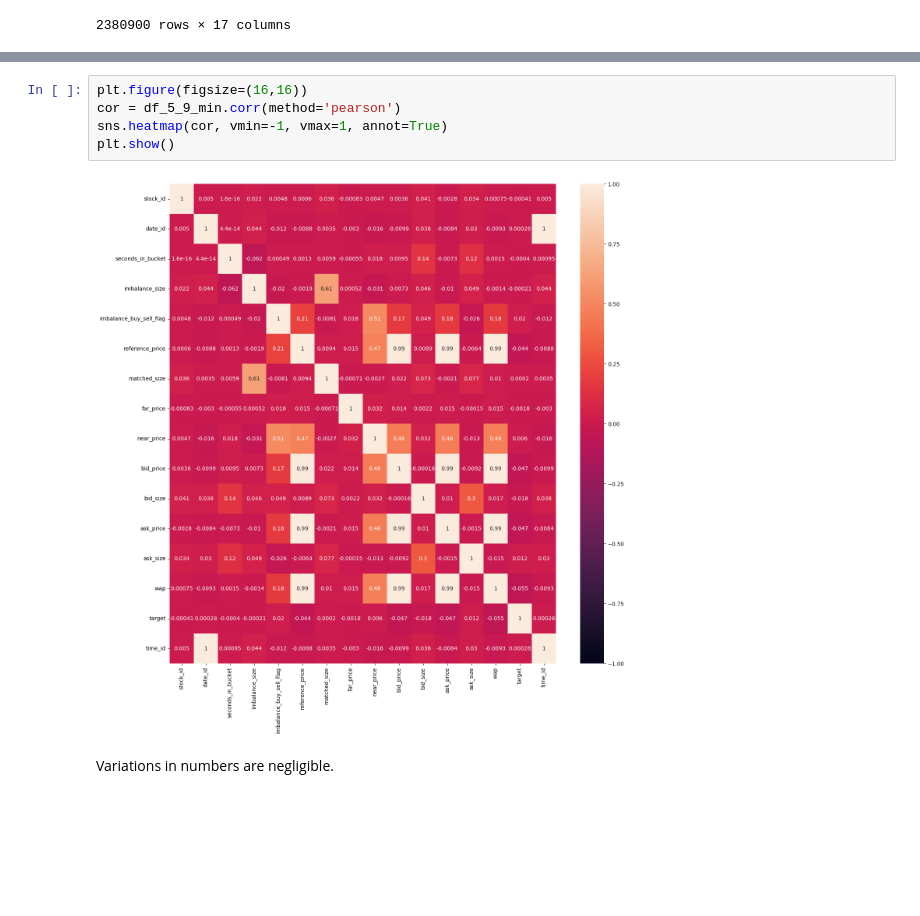
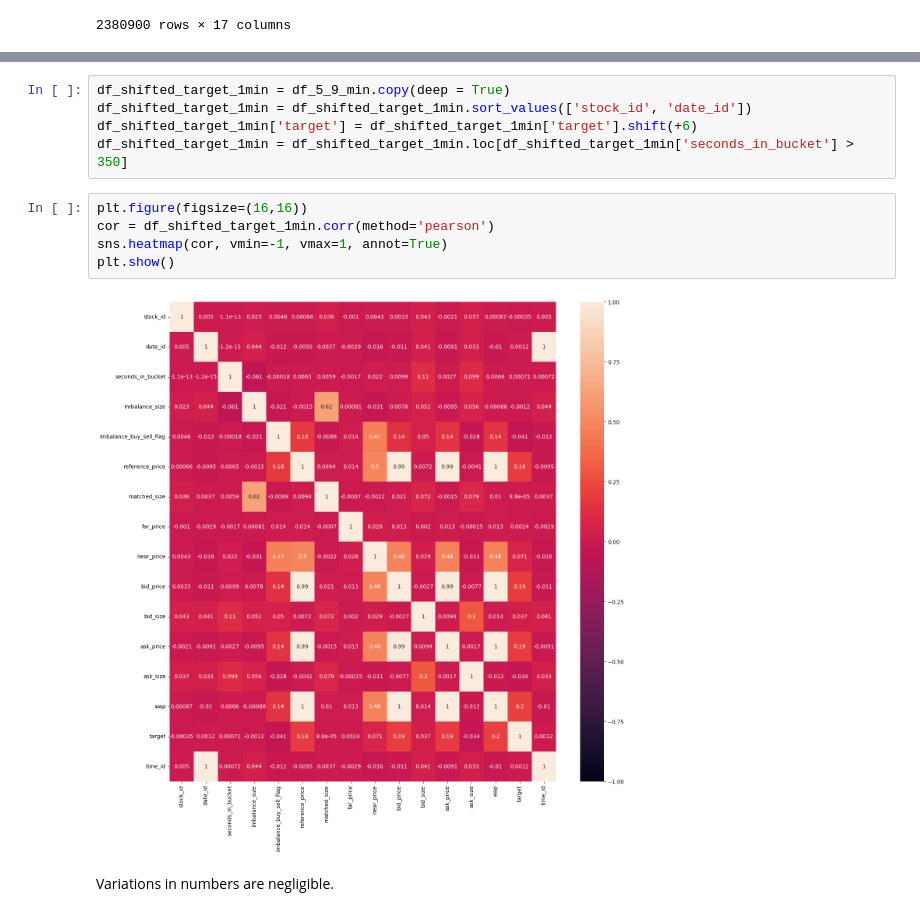
Before and after one commit to tfranza/optiver, a Jupyter notebook: Data_analysis.ipynb, the cells around one changed output, grey strips where cells are left out. Drawn from its saved outputs; the diff is of its cells as text; blank space fills up the shorter version.

```diff
--- a/Data_analysis.ipynb
+++ b/Data_analysis.ipynb
@@ -159,10 +179,15 @@ df_5_9_min
+# %%
+df_shifted_target_1min = df_5_9_min.copy(deep = True)
+df_shifted_target_1min = df_shifted_target_1min.sort_values(['stock_id', 'date_id'])
+df_shifted_target_1min['target'] = df_shifted_target_1min['target'].shift(+6)
+df_shifted_target_1min = df_shifted_target_1min.loc[df_shifted_target_1min['seconds_in_bucket'] > 350]
 # %%
 plt.figure(figsize=(16,16))
-cor = df_5_9_min.corr(method='pearson')
+cor = df_shifted_target_1min.corr(method='pearson')
 sns.heatmap(cor, vmin=-1, vmax=1, annot=True)
 plt.show()
 # %% [output]
-[figure, old version]
+[figure, new version]
 # %% [markdown]
 Variations in numbers are negligible.
 # %%
```
Also changed, not shown: parts of 53 cells of this notebook.
